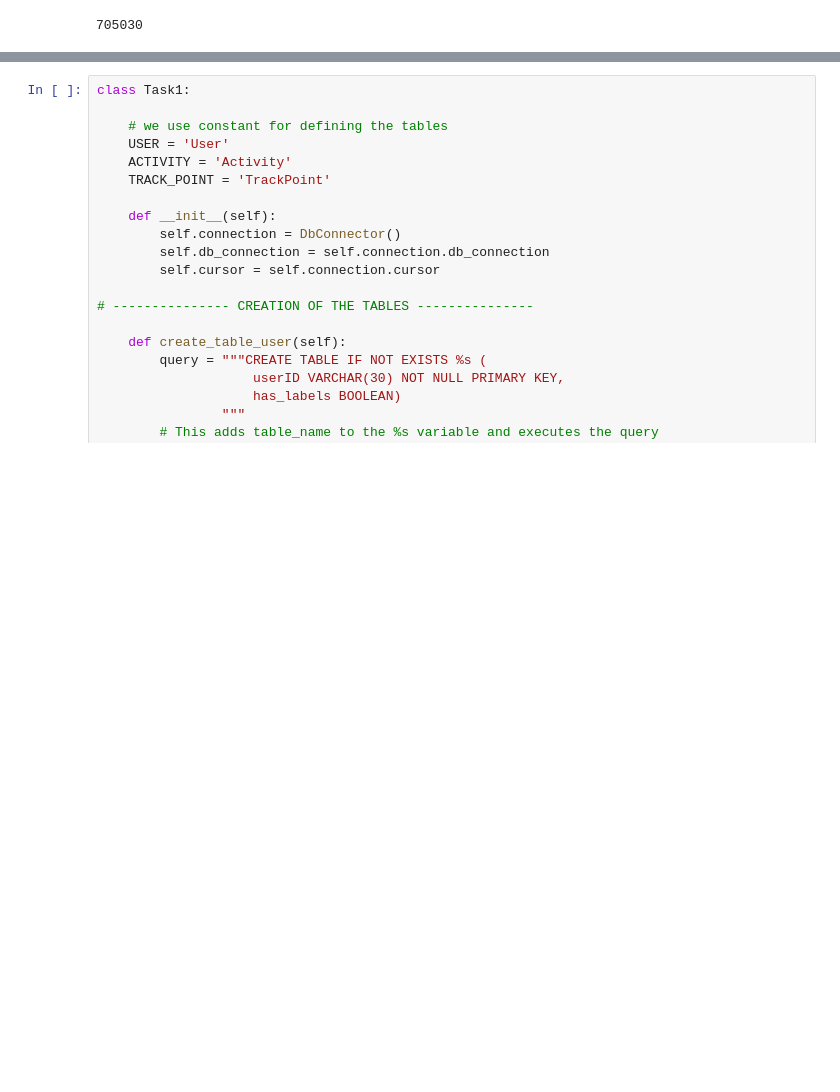
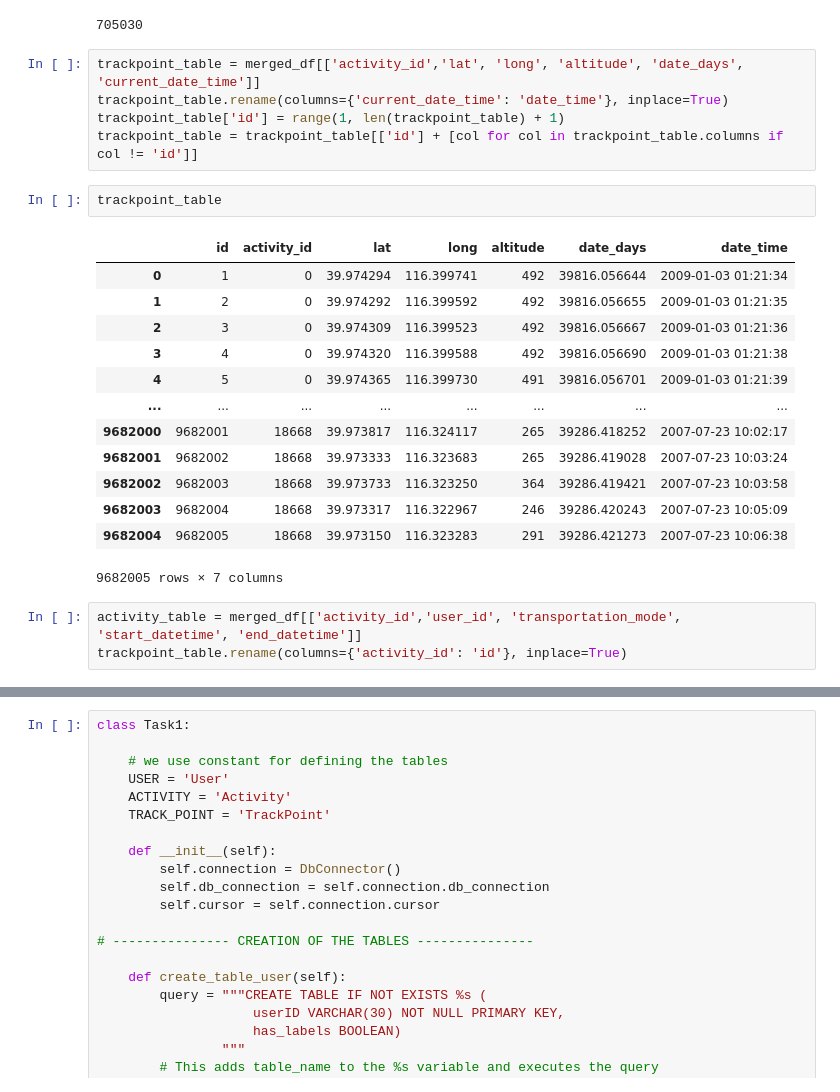
Before and after one commit to stasikvictoria/Very_large_distributed_data_volumes_exercise2, a Jupyter notebook: code/exercise2-viki.ipynb, the cells around one changed output, grey strips where cells are left out. Cells and saved outputs as stored; diff of their text form; blank space fills up the shorter version.

Commit message:
trackpoint and activity tables in dataframe format

```diff
--- a/code/exercise2-viki.ipynb
+++ b/code/exercise2-viki.ipynb
@@ -408,3 +408,27 @@ not_nan_count = merged_df['transportation_mode'].count()
 not_nan_count
 # %% [output]
 705030
+# %%
+trackpoint_table = merged_df[['activity_id','lat', 'long', 'altitude', 'date_days', 'current_date_time']]
+trackpoint_table.rename(columns={'current_date_time': 'date_time'}, inplace=True)
+trackpoint_table['id'] = range(1, len(trackpoint_table) + 1)
+trackpoint_table = trackpoint_table[['id'] + [col for col in trackpoint_table.columns if col != 'id']]
+# %%
+trackpoint_table
+# %% [output]
+|  | id | activity_id | lat | long | altitude | date_days | date_time |
+| 0 | 1 | 0 | 39.974294 | 116.399741 | 492 | 39816.056644 | 2009-01-03 01:21:34 |
+| 1 | 2 | 0 | 39.974292 | 116.399592 | 492 | 39816.056655 | 2009-01-03 01:21:35 |
+| 2 | 3 | 0 | 39.974309 | 116.399523 | 492 | 39816.056667 | 2009-01-03 01:21:36 |
+| 3 | 4 | 0 | 39.974320 | 116.399588 | 492 | 39816.056690 | 2009-01-03 01:21:38 |
+| 4 | 5 | 0 | 39.974365 | 116.399730 | 491 | 39816.056701 | 2009-01-03 01:21:39 |
+| ... | ... | ... | ... | ... | ... | ... | ... |
+| 9682000 | 9682001 | 18668 | 39.973817 | 116.324117 | 265 | 39286.418252 | 2007-07-23 10:02:17 |
+| 9682001 | 9682002 | 18668 | 39.973333 | 116.323683 | 265 | 39286.419028 | 2007-07-23 10:03:24 |
+| 9682002 | 9682003 | 18668 | 39.973733 | 116.323250 | 364 | 39286.419421 | 2007-07-23 10:03:58 |
+| 9682003 | 9682004 | 18668 | 39.973317 | 116.322967 | 246 | 39286.420243 | 2007-07-23 10:05:09 |
+| 9682004 | 9682005 | 18668 | 39.973150 | 116.323283 | 291 | 39286.421273 | 2007-07-23 10:06:38 |
+9682005 rows × 7 columns
+# %%
+activity_table = merged_df[['activity_id','user_id', 'transportation_mode', 'start_datetime', 'end_datetime']]
+trackpoint_table.rename(columns={'activity_id': 'id'}, inplace=True)
```
Also changed, not shown: parts of 1 cell of this notebook.
